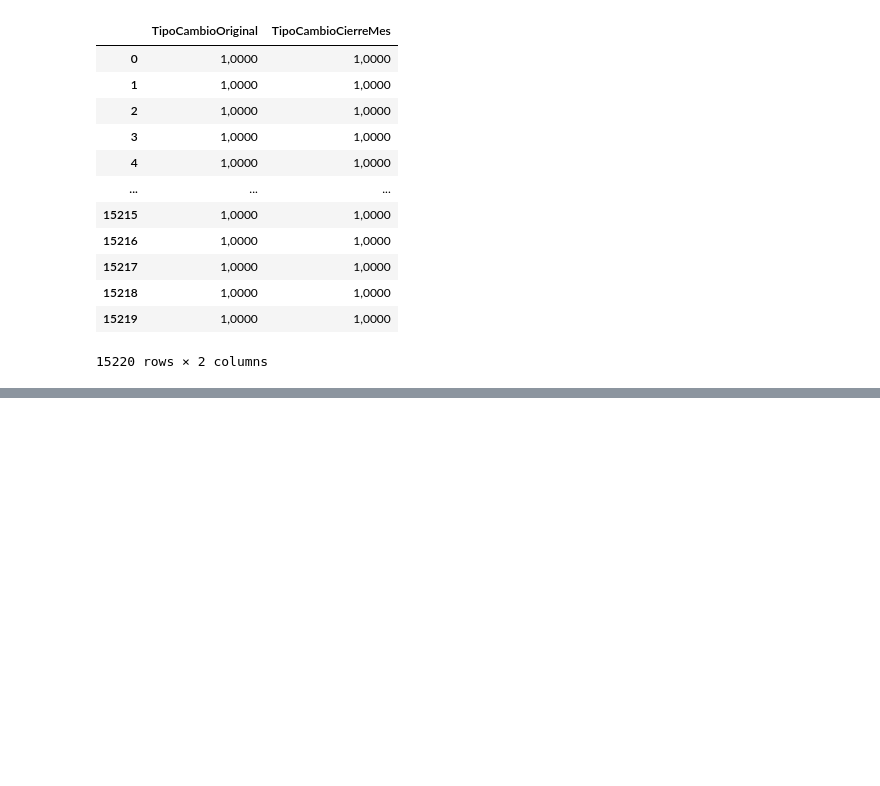
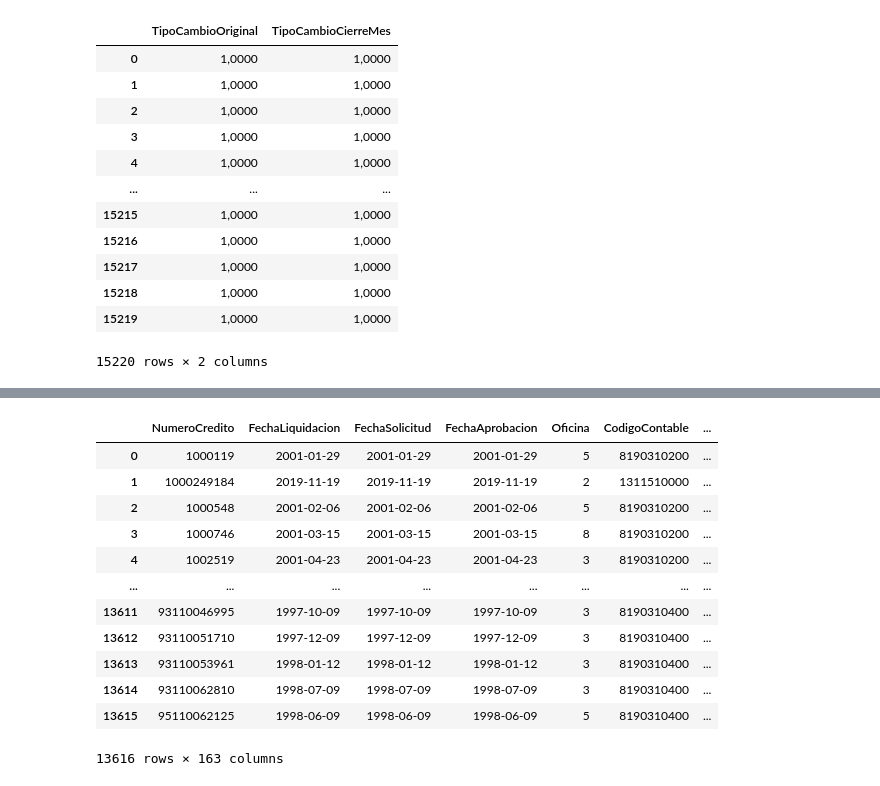
Before and after one commit to BAXTOR95/at-lrr, a Jupyter notebook: backend/app/jupyter_notebooks/AT04_Creation.ipynb, the cells around one changed output, grey strips where cells are left out. Saved outputs shown, nothing was run; the diff lists cells and outputs as text; code cells hidden in the pictures; blank space fills up the shorter version.

```diff
--- a/backend/app/jupyter_notebooks/AT04_Creation.ipynb
+++ b/backend/app/jupyter_notebooks/AT04_Creation.ipynb
@@ -296,6 +296,8 @@ cfgesiifciti_df = pd.read_csv(CFGESIIFCITI_PATH, sep='~', low_memory=False, enco
 cfgesiifciti_df['CodigoCiti'] = pd.to_numeric(cfgesiifciti_df['CodigoCiti'], errors='coerce')
 
 cc_df = pd.read_csv(CC_PATH, sep='~', low_memory=False, encoding='latin')
+
+at04_past_df.NumeroCredito = at04_past_df.NumeroCredito.astype(str)
 # %% [markdown]
 #### PREVIEWING RESOURCES
 # %%
@@ -2308,4 +2310,4 @@ at04_df[parse_dates] = at04_df[parse_dates].apply(
 # at04_df[labels].head(100).to_json(orient='records',date_format='iso')
 # %%
 at04_df.NumeroCredito = at04_df.NumeroCredito.astype(str)
-at04_df[labels].sort_values(by=['NumeroCredito'])
+at04_df[labels].sort_values(by=['NumeroCredito'], inplace=True)
@@ -2325,0 +2314,2 @@ at04_df[labels].sort_values(by=['NumeroCredito'])
+# %%
+at04_df.loc[(at04_df['DomicilioFiscal'].isna()) | (at04_df['DomicilioFiscal'] == ''), 'NumeroCredito'].map(at04_past_df.set_index('NumeroCredito')['DomicilioFiscal'])
@@ -2325,0 +2396,16 @@ at04_df[labels].sort_values(by=['NumeroCredito'])
+# %%
+at04_past_df
+# %% [output]
+|  | NumeroCredito | FechaLiquidacion | FechaSolicitud | FechaAprobacion | Oficina | CodigoContable | ... |
+| 0 | 1000119 | 2001-01-29 | 2001-01-29 | 2001-01-29 | 5 | 8190310200 | ... |
+| 1 | 1000249184 | 2019-11-19 | 2019-11-19 | 2019-11-19 | 2 | 1311510000 | ... |
+| 2 | 1000548 | 2001-02-06 | 2001-02-06 | 2001-02-06 | 5 | 8190310200 | ... |
+| 3 | 1000746 | 2001-03-15 | 2001-03-15 | 2001-03-15 | 8 | 8190310200 | ... |
+| 4 | 1002519 | 2001-04-23 | 2001-04-23 | 2001-04-23 | 3 | 8190310200 | ... |
+| ... | ... | ... | ... | ... | ... | ... | ... |
+| 13611 | 93110046995 | 1997-10-09 | 1997-10-09 | 1997-10-09 | 3 | 8190310400 | ... |
+| 13612 | 93110051710 | 1997-12-09 | 1997-12-09 | 1997-12-09 | 3 | 8190310400 | ... |
+| 13613 | 93110053961 | 1998-01-12 | 1998-01-12 | 1998-01-12 | 3 | 8190310400 | ... |
+| 13614 | 93110062810 | 1998-07-09 | 1998-07-09 | 1998-07-09 | 3 | 8190310400 | ... |
+| 13615 | 95110062125 | 1998-06-09 | 1998-06-09 | 1998-06-09 | 5 | 8190310400 | ... |
+13616 rows × 163 columns
```
Also changed, not shown: parts of 7 cells of this notebook, 3 other files.
